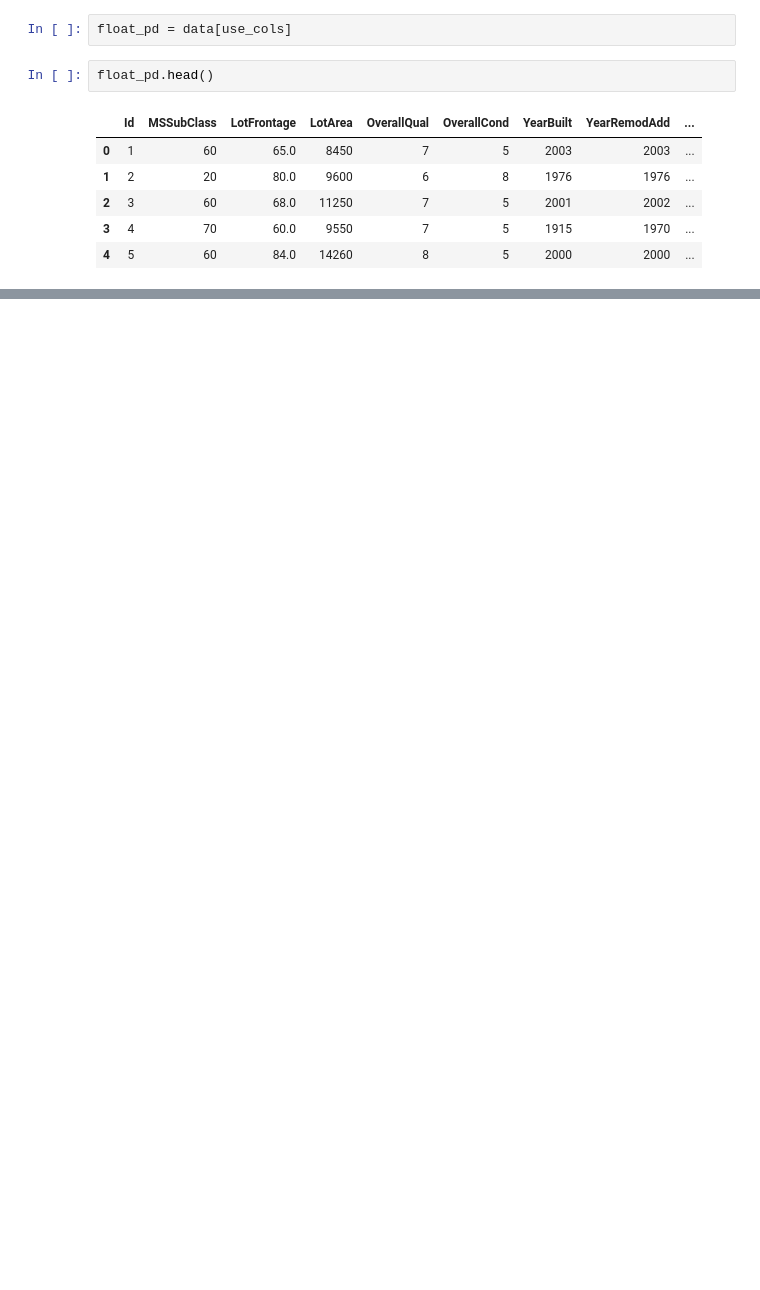
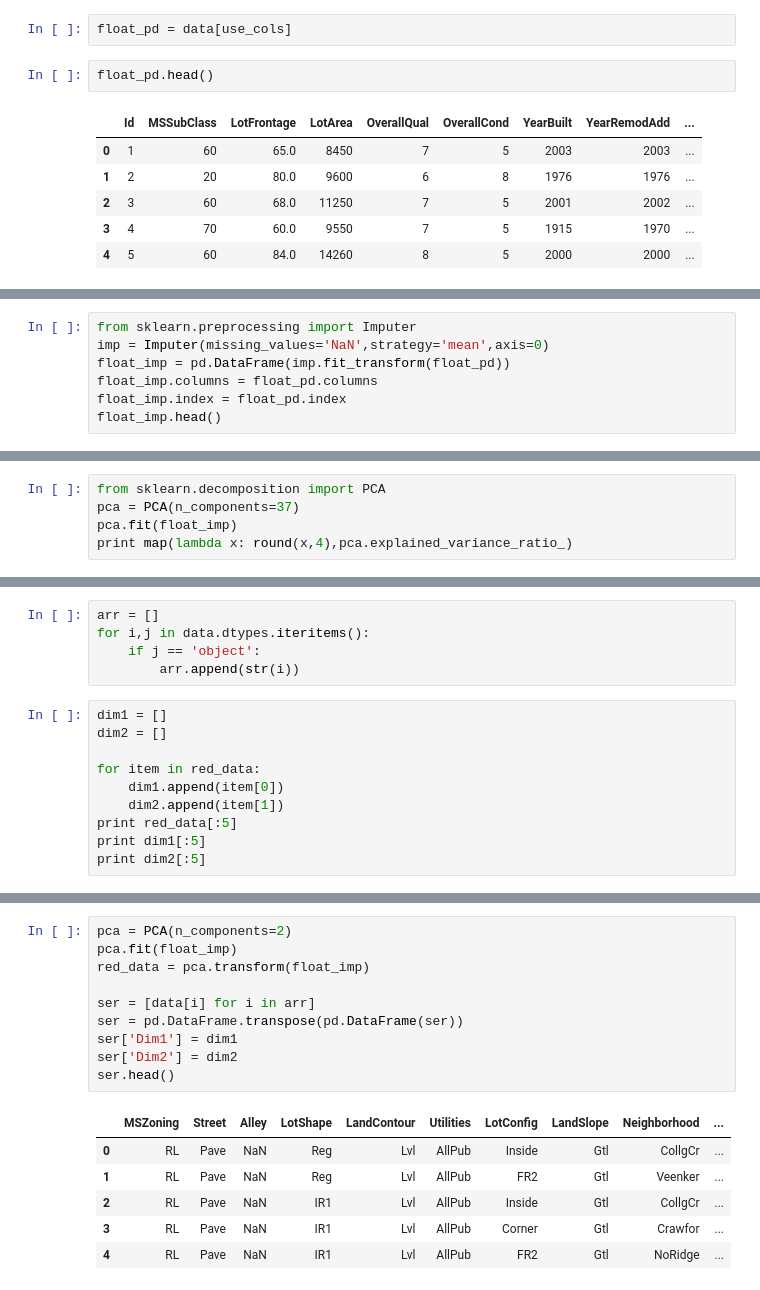
Before and after one commit to ketansahils/HousePricesAdvRegressionTech, a Jupyter notebook: house_prices.ipynb, the cells around one changed output, grey strips where cells are left out. Saved outputs shown, nothing was run; the diff lists cells and outputs as text; blank space fills up the shorter version.

Commit message:
Run PCA on numerical features and data reduction

```diff
--- a/house_prices.ipynb
+++ b/house_prices.ipynb
@@ -52,0 +58,7 @@ float_pd.head()
+# %%
+from sklearn.preprocessing import Imputer
+imp = Imputer(missing_values='NaN',strategy='mean',axis=0)
+float_imp = pd.DataFrame(imp.fit_transform(float_pd))
+float_imp.columns = float_pd.columns
+float_imp.index = float_pd.index
+float_imp.head()
@@ -52,0 +72,5 @@ float_pd.head()
+# %%
+from sklearn.decomposition import PCA
+pca = PCA(n_components=37)
+pca.fit(float_imp)
+print map(lambda x: round(x,4),pca.explained_variance_ratio_)
@@ -52,0 +79,15 @@ float_pd.head()
+# %%
+arr = []
+for i,j in data.dtypes.iteritems():
+    if j == 'object':
+        arr.append(str(i))
+# %%
+dim1 = []
+dim2 = []
+
+for item in red_data:
+    dim1.append(item[0])
+    dim2.append(item[1])
+print red_data[:5]
+print dim1[:5]
+print dim2[:5]
@@ -52,0 +102,17 @@ float_pd.head()
+# %%
+pca = PCA(n_components=2)
+pca.fit(float_imp)
+red_data = pca.transform(float_imp)
+
+ser = [data[i] for i in arr]
+ser = pd.DataFrame.transpose(pd.DataFrame(ser))
+ser['Dim1'] = dim1
+ser['Dim2'] = dim2
+ser.head()
+# %% [output]
+|  | MSZoning | Street | Alley | LotShape | LandContour | Utilities | LotConfig | LandSlope | Neighborhood | ... |
+| 0 | RL | Pave | NaN | Reg | Lvl | AllPub | Inside | Gtl | CollgCr | ... |
+| 1 | RL | Pave | NaN | Reg | Lvl | AllPub | FR2 | Gtl | Veenker | ... |
+| 2 | RL | Pave | NaN | IR1 | Lvl | AllPub | Inside | Gtl | CollgCr | ... |
+| 3 | RL | Pave | NaN | IR1 | Lvl | AllPub | Corner | Gtl | Crawfor | ... |
+| 4 | RL | Pave | NaN | IR1 | Lvl | AllPub | FR2 | Gtl | NoRidge | ... |
```
Also changed, not shown: parts of 6 cells of this notebook.
